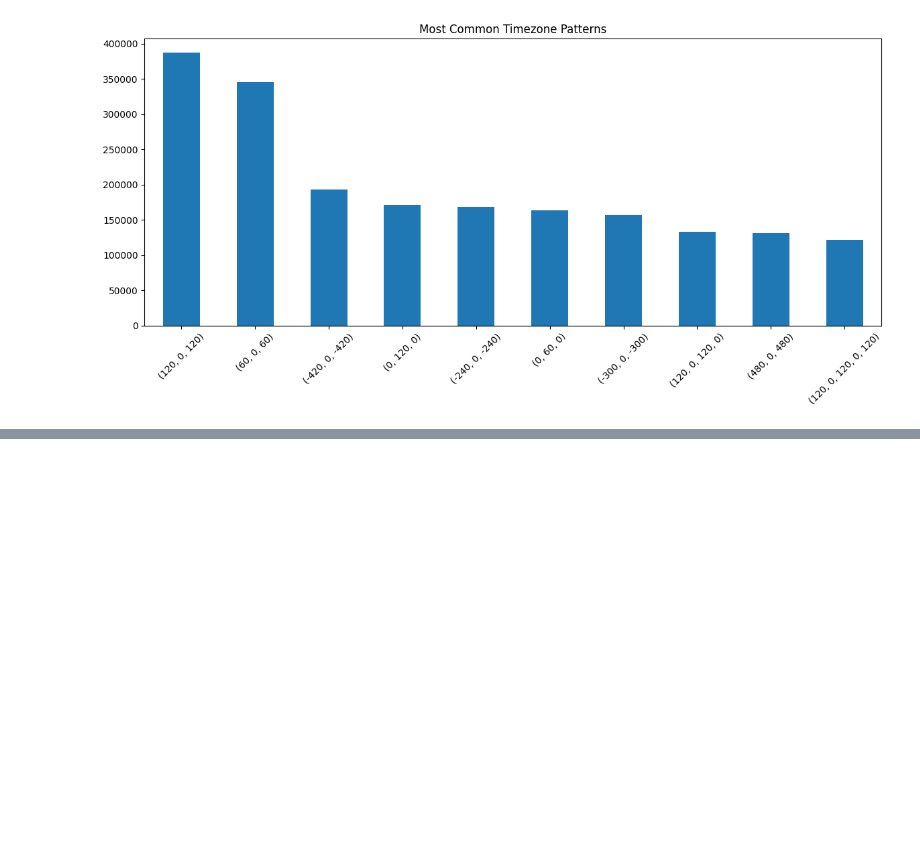
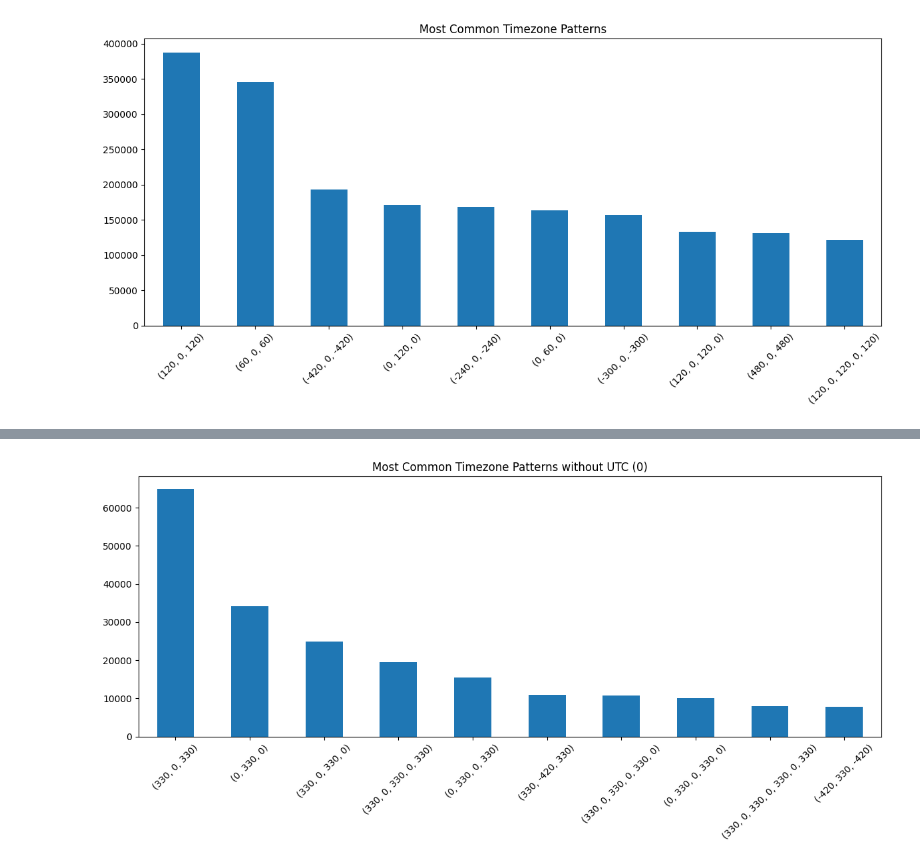
Before and after one commit to srapaport/timestamps-anomalies, a Jupyter notebook: notebook/global_analysis_windows.ipynb, the cells around one changed output, grey strips where cells are left out. Saved outputs shown, nothing was run; the diff lists cells and outputs as text; code cells hidden in the pictures; blank space fills up the shorter version.

```diff
--- a/notebook/global_analysis_windows.ipynb
+++ b/notebook/global_analysis_windows.ipynb
@@ -194,0 +247,2 @@ plt.tight_layout()
+# %%
+df_only_partial = df.loc[df['timezones'].apply(lambda x: any(element % 60 != 0 for element in x))]
@@ -194,0 +276,13 @@ plt.tight_layout()
+# %%
+timezone_patterns_only_partial = df_only_partial.groupby('author')['timezones'].apply(
+    lambda x: [tuple(w) for w in x]
+)
+common_patterns_only_partial = pd.Series([p for patterns in timezone_patterns_only_partial for p in patterns]).value_counts()
+# %%
+plt.figure(figsize=(12,6))
+common_patterns_only_partial.head(10).plot(kind='bar')
+plt.title('Most Common Timezone Patterns without UTC (0)')
+plt.xticks(rotation=45)
+plt.tight_layout()
+# %% [output]
+[figure, added]
```
Also changed, not shown: parts of 23 cells of this notebook, 1 other file.
